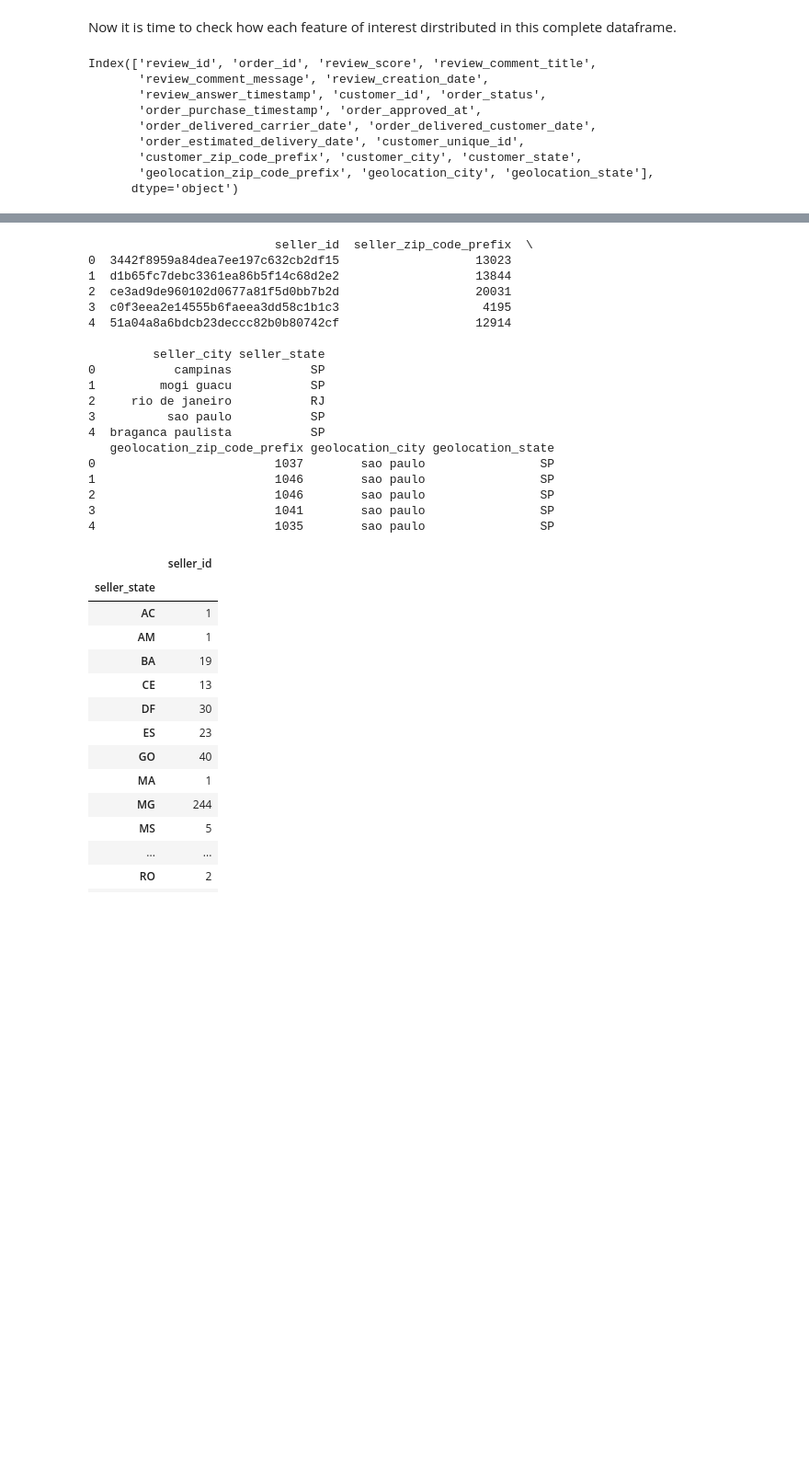
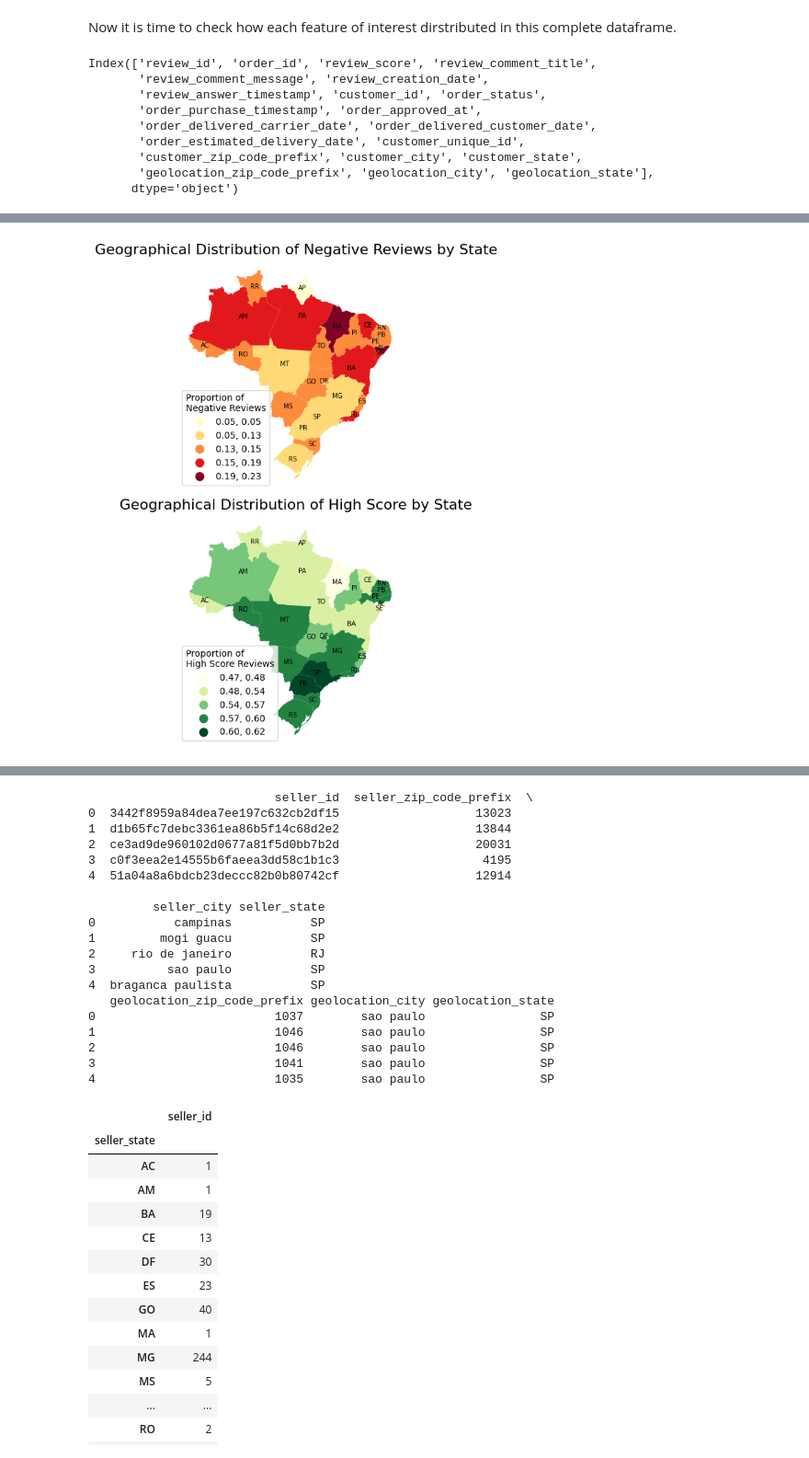
Before and after one commit to cchen744/olist-regional-customer-experience-analysis, a Jupyter notebook: 01_data_overview.ipynb, the cells around one changed output, grey strips where cells are left out. Shown at 92% size. Saved outputs shown, nothing was run; the diff lists cells and outputs as text; code cells hidden in the pictures; blank space fills up the shorter version.

Commit message:
UPDATE: finish descriptions of Review score and Delivery performance.

```diff
--- a/01_data_overview.ipynb
+++ b/01_data_overview.ipynb
@@ -174,7 +175,7 @@ It is found that some orders do not have text-based comments, according to
 Since for this project, we mainly focused on numerical reviews, which is `review_score`, we can keep orders with missing text-based reviews.
 As is stated in the README.md, the delivery chain is one of the main factors I am studying on. So, I will just drop those orders without `order_approved_at`, `order_delivered_carrier_date`, and `order_delivered_customer_date`, which only account for 2.75% of the data.
 # %%
-final_df=final_df.dropna(subset=['order_approved_at', 'order_delivered_carrier_date', 'order_delivered_customer_date'])
+final_df=final_df.dropna(subset=['order_purchase_timestamp','order_approved_at', 'order_delivered_carrier_date', 'order_delivered_customer_date','order_estimated_delivery_date'])
 # %%
 final_df.size
 # %% [output]
@@ -242,3 +208,0 @@ Find:
-# %%
-final_df['negative_flag']= final_df['review_score']<=2
-final_df['delivery_time'] = (pd.to_datetime(final_df['order_delivered_customer_date']) - pd.to_datetime(final_df['order_purchase_timestamp'])).dt.total_seconds() / (24 * 3600)
@@ -296,0 +211,78 @@ review_state_df
+# %%
+print("Max review score: ",review_with_orders["review_score"].max())
+print("Min review score: ",review_with_orders["review_score"].min())
+print("Median review score: ",review_with_orders["review_score"].median())
+print("Average review score: ",review_with_orders["review_score"].mean())
+print("std review score: ",review_with_orders["review_score"].std())
+
+
+# Geographical distribution of negative reviews (preparation for later plotting)
+final_df['negative_flag']= final_df['review_score']<=2
+final_df['high_score']= final_df['review_score']>4
+
+negative_review=final_df.groupby('geolocation_state')['negative_flag'].mean().reset_index()
+negative_review.columns = ['geolocation_state', 'negative_proportion']
+
+high_score=final_df.groupby('geolocation_state')['high_score'].mean().reset_index()
+high_score.columns = ['geolocation_state', 'high_score_proportion']
+
+# Merge gdf with negative_review for plotting, using 'sigla' from gdf and 'geolocation_state' from negative_review
+negative_review_plot_gdf = gdf.merge(negative_review, left_on='sigla', right_on='geolocation_state', how='left')
+high_score_plot_gdf = gdf.merge(high_score, left_on='sigla', right_on='geolocation_state', how='left')
+
+fig, ax = plt.subplots(2, figsize=(12, 8))
+
+# Plot the counts using the new GeoDataFrame
+negative_review_plot_gdf.plot(
+    column='negative_proportion', # Corrected column name
+    cmap='YlOrRd',
+    scheme="NaturalBreaks",
+    k=5,
+    legend=True,
+    ax=ax[0], # Plot on the first axis
+    legend_kwds={'title': 'Proportion of\nNegative Reviews'}
+)
+
+high_score_plot_gdf.plot(
+    column='high_score_proportion', # Corrected column name
+    cmap='YlGn', # Using a different colormap for high scores
+    scheme="NaturalBreaks",
+    k=5,
+    legend=True,
+    ax=ax[1], # Plot on the second axis
+    legend_kwds={'title': 'Proportion of\nHigh Score Reviews'}
+)
+
+# Create 'label_point' for both GeoDataFrames before iterating
+negative_review_plot_gdf["label_point"] = negative_review_plot_gdf.geometry.representative_point()
+high_score_plot_gdf["label_point"] = high_score_plot_gdf.geometry.representative_point()
+
+# Loop for labels on the first subplot (negative reviews)
+for _, row in negative_review_plot_gdf.iterrows():
+    ax[0].text(
+        row["label_point"].x,
+        row["label_point"].y,
+        row["sigla"],
+        fontsize=7,
+        ha="center"
+    )
+
+# Loop for labels on the second subplot (high scores)
+for _, row in high_score_plot_gdf.iterrows():
+    ax[1].text(
+        row["label_point"].x,
+        row["label_point"].y,
+        row["sigla"],
+        fontsize=7,
+        ha="center"
+    )
+
+ax[0].set_title('Geographical Distribution of Negative Reviews by State', fontsize=16)
+ax[0].set_axis_off()
+
+ax[1].set_title('Geographical Distribution of High Score by State', fontsize=16)
+ax[1].set_axis_off()
+
+plt.tight_layout()
+plt.show()
+# %% [output]
@@ -296,0 +294 @@ review_state_df
+[figure, added]
```
Also changed, not shown: parts of 21 cells of this notebook.
